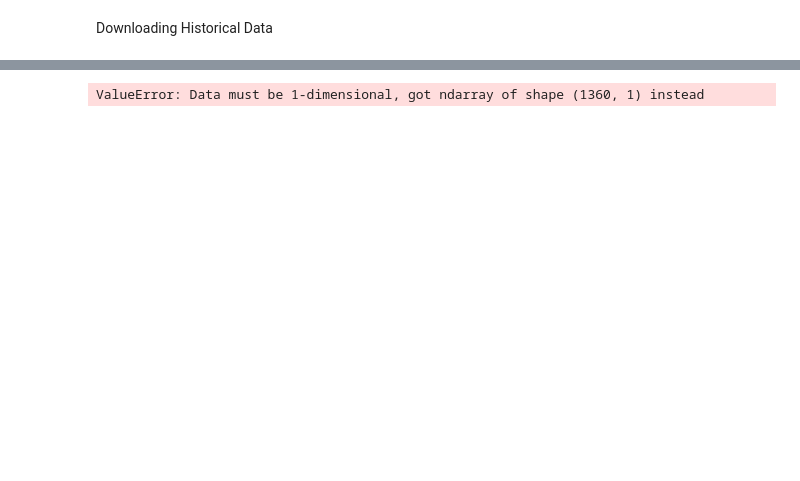
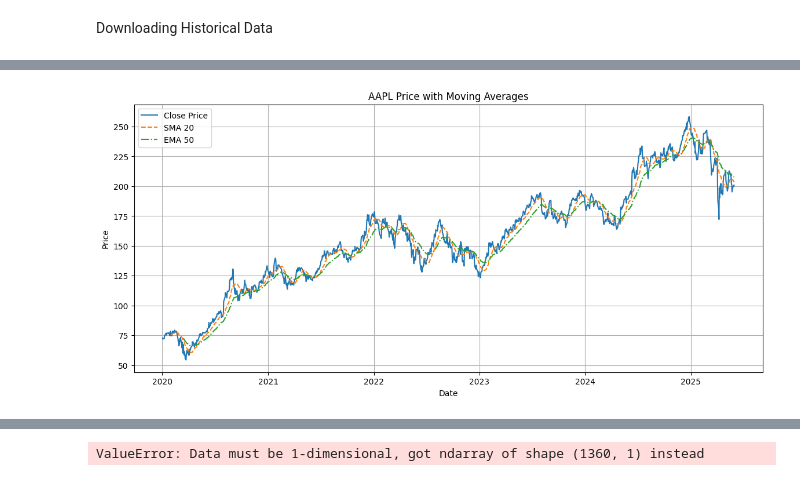
Before and after one commit to thehankerer/quant_indicators, a Jupyter notebook: quant_indicators.ipynb, the cells around one changed output, grey strips where cells are left out. Saved outputs shown, nothing was run; the diff lists cells and outputs as text; code cells hidden in the pictures; blank space fills up the shorter version.

```diff
--- a/quant_indicators.ipynb
+++ b/quant_indicators.ipynb
@@ -27,2 +31,10 @@ Successfully installed beautifulsoup4-4.13.4 certifi-2025.6.15 cffi-1.17.1 chars
 # %% [markdown]
 Downloading Historical Data
+# %%
+ticker = 'AAPL'
+start_date = '2020-01-01'
+end_date = '2025-06-01'
+
+df = yf.download(ticker, start=start_date, end=end_date)
+df.dropna(inplace=True)
+df.describe()
@@ -28,0 +53,23 @@ Downloading Historical Data
+# %%
+# --- Step 2: Clean Close Series ---
+close = pd.Series(df['Close'].values.squeeze(), index=df.index)
+# %%
+# Moving Averages
+df['SMA_20'] = SMAIndicator(close=close, window=20).sma_indicator()
+df['EMA_50'] = EMAIndicator(close=close, window=50).ema_indicator()
+
+# RSI
+df['RSI'] = RSIIndicator(close=close, window=14).rsi()
+
+# MACD
+macd = MACD(close=close)
+df['MACD'] = macd.macd()
+df['MACD_signal'] = macd.macd_signal()
+
+# Bollinger Bands
+bb = BollingerBands(close=close, window=20, window_dev=2)
+df['BB_upper'] = bb.bollinger_hband()
+df['BB_lower'] = bb.bollinger_lband()
+
+# Momentum (Rate of Change)
+df['Momentum'] = ROCIndicator(close=close, window=10).roc()
@@ -28,0 +96,13 @@ Downloading Historical Data
+# %%
+plt.figure(figsize=(14, 6))
+plt.plot(df['Close'], label='Close Price', linewidth=1.5)
+plt.plot(df['SMA_20'], label='SMA 20', linestyle='--')
+plt.plot(df['EMA_50'], label='EMA 50', linestyle='-.')
+plt.title('AAPL Price with Moving Averages')
+plt.xlabel('Date')
+plt.ylabel('Price')
+plt.legend()
+plt.grid(True)
+plt.show()
+# %% [output]
+[figure, added]
```
Also changed, not shown: parts of 10 cells of this notebook.
